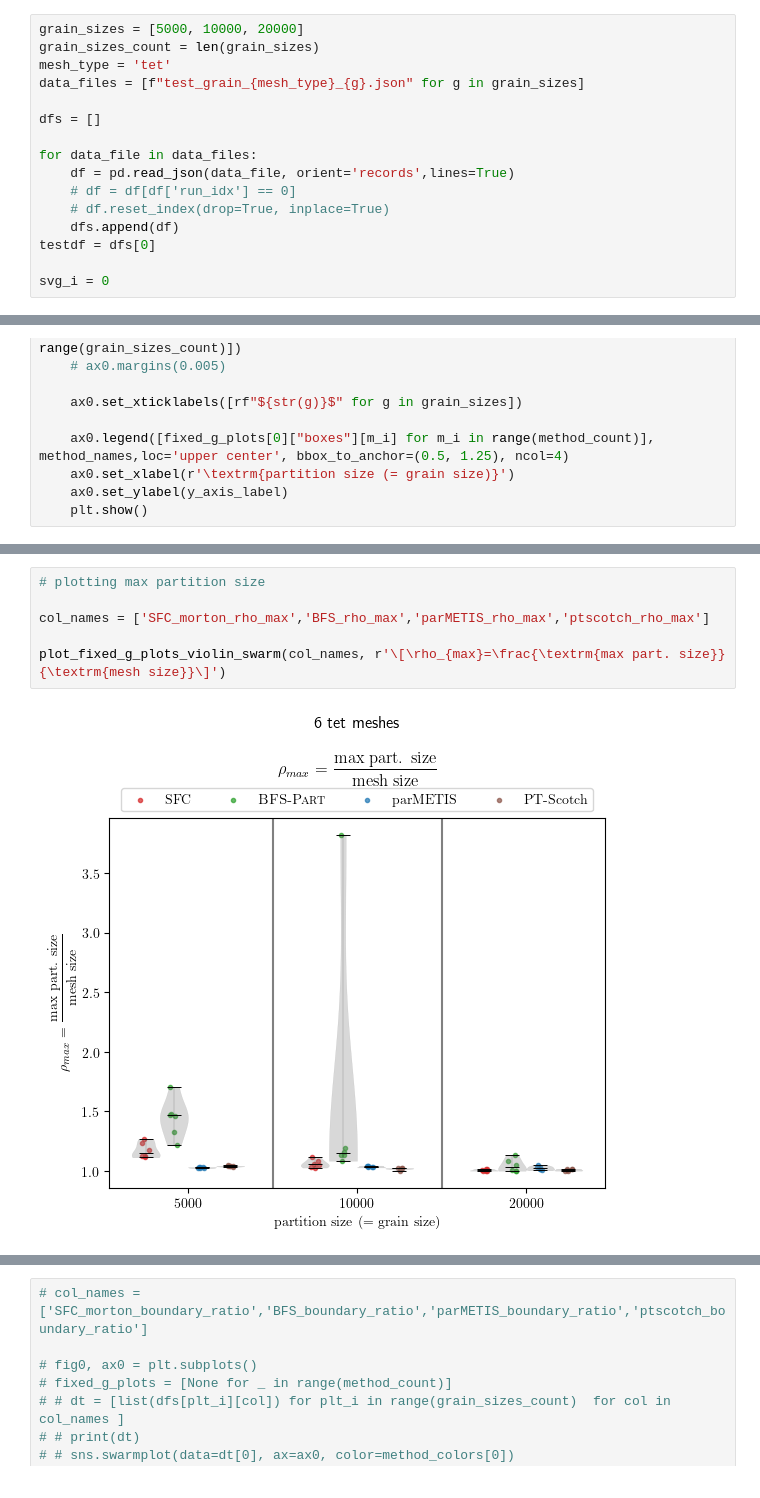
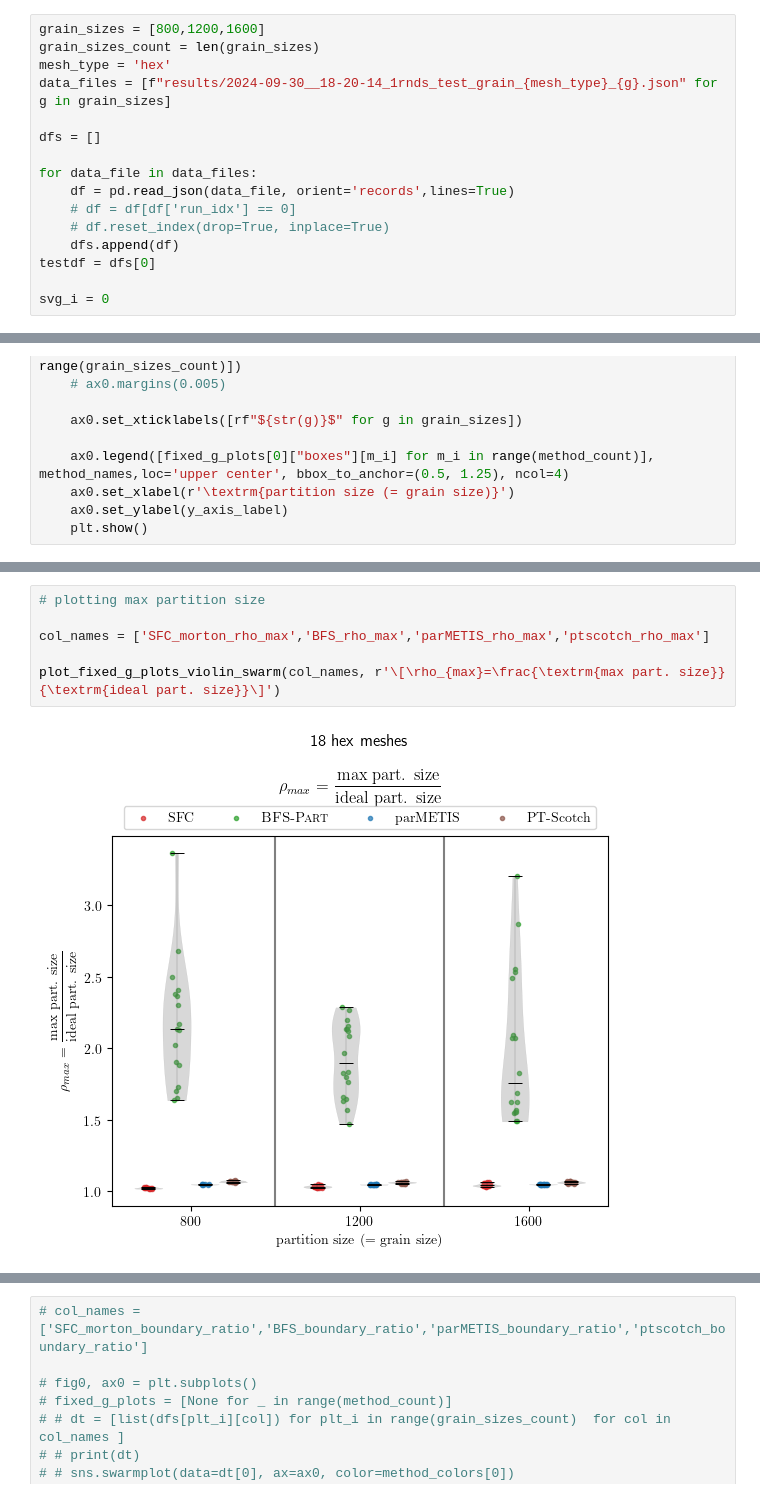
Before and after one commit to paralab/partition, a Jupyter notebook: mpi-cpp/fixed_g_size_plot.ipynb, the cells around one changed output, grey strips where cells are left out. Drawn from its saved outputs; the diff is of its cells as text.

```diff
--- a/mpi-cpp/fixed_g_size_plot.ipynb
+++ b/mpi-cpp/fixed_g_size_plot.ipynb
@@ -16,10 +16,10 @@ method_count = 4
 method_names = [r'\textrm{SFC}', r"\textsc{BFS-Part}", r'\textrm{parMETIS}', r'\textrm{PT-Scotch}']
 method_colors = [matpltlib_default_colors[3], matpltlib_default_colors[2], matpltlib_default_colors[0], matpltlib_default_colors[5]]
 # %%
-grain_sizes = [5000, 10000, 20000]
+grain_sizes = [800,1200,1600]
 grain_sizes_count = len(grain_sizes)
-mesh_type = 'tet'
-data_files = [f"test_grain_{mesh_type}_{g}.json" for g in grain_sizes]
+mesh_type = 'hex'
+data_files = [f"results/2024-09-30__18-20-14_1rnds_test_grain_{mesh_type}_{g}.json" for g in grain_sizes]
 
 dfs = []
 
@@ -234,11 +234,11 @@ plot_fixed_g_plots_violin_swarm(min_cols, r'\[\frac{\textrm{boundary}_{min}}{\te
 # %%
 # plotting max partition size
 
 col_names = ['SFC_morton_rho_max','BFS_rho_max','parMETIS_rho_max','ptscotch_rho_max']
 
-plot_fixed_g_plots_violin_swarm(col_names, r'\[\rho_{max}=\frac{\textrm{max part. size}}{\textrm{mesh size}}\]')
+plot_fixed_g_plots_violin_swarm(col_names, r'\[\rho_{max}=\frac{\textrm{max part. size}}{\textrm{ideal part. size}}\]')
 # %% [output]
-[figure, old version]
+[figure, new version]
 # %%
 col_names = ['SFC_morton_matvec_time','BFS_matvec_time','parMETIS_matvec_time','ptscotch_matvec_time']
 
```
Also changed, not shown: parts of 7 cells of this notebook, 10 other files.
